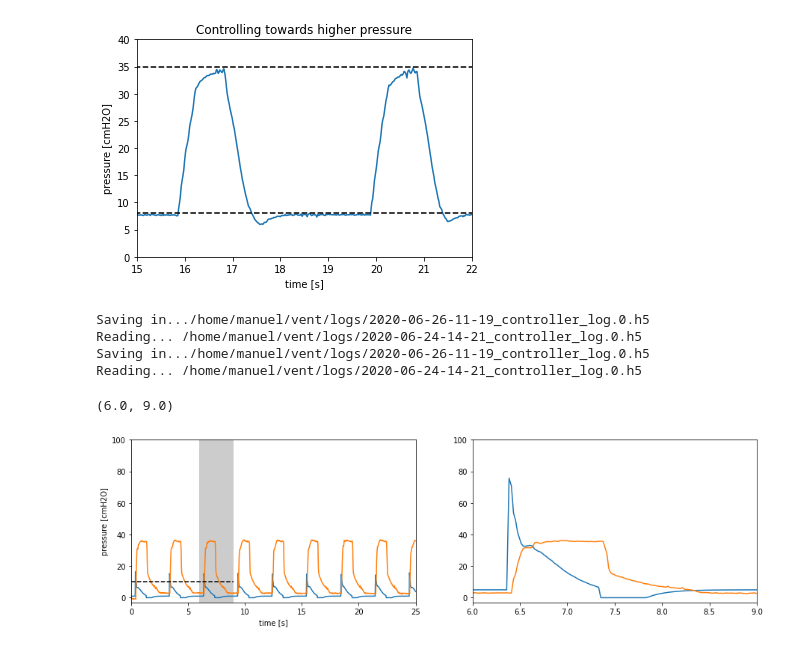
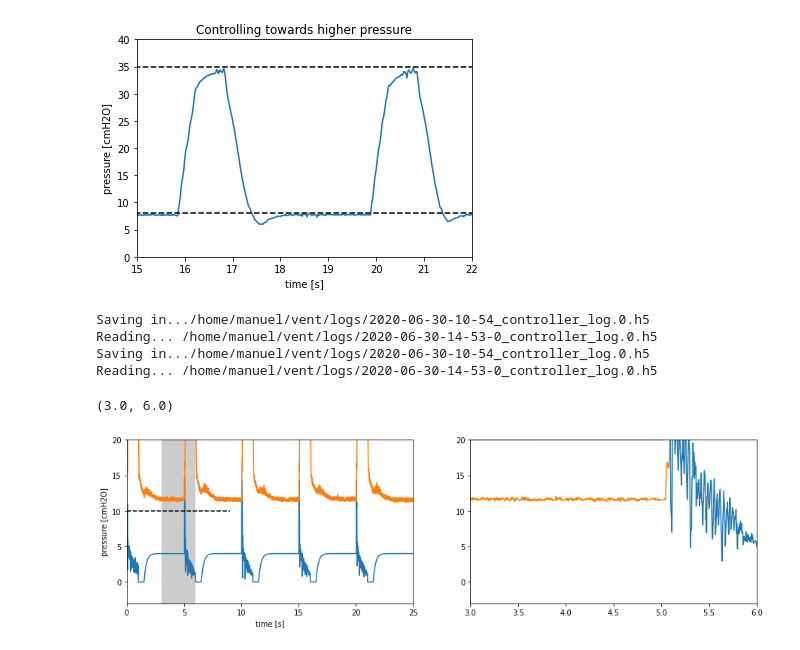
Before and after one commit to CohenLabPrinceton/pvp, a Jupyter notebook: sandbox/HOWTO_PlotData.ipynb, the cells around one changed output. Cells and saved outputs as stored; diff of their text form; code cells hidden in the pictures.

```diff
--- a/sandbox/HOWTO_PlotData.ipynb
+++ b/sandbox/HOWTO_PlotData.ipynb
@@ -68,7 +68,7 @@ pl.title("Controlling towards higher pressure");
 # %% [output]
 [figure]
 # %%
-filename = "/home/manuel/vent/logs/2020-06-24-14-21_controller_log.0.h5"
+filename = "/home/manuel/vent/logs/2020-06-30-14-53-0_controller_log.0.h5"
 
 data_pressure = plot_data(filename)
 
@@ -91,10 +91,10 @@ PEEP_TIME = [s[4] for s in ls_ct if s['name'] == b'ValueName.PEEP_T'][0]
 INSP_TIME = [s[4] for s in ls_ct if s['name'] == b'ValueName.INSPIR'][0]
 BPM = [s[4] for s in ls_ct if s['name'] == b'ValueName.BREATH'][0]
 # %% [output]
-Saving in.../home/manuel/vent/logs/2020-06-26-11-19_controller_log.0.h5
-Reading... /home/manuel/vent/logs/2020-06-24-14-21_controller_log.0.h5
-Saving in.../home/manuel/vent/logs/2020-06-26-11-19_controller_log.0.h5
-Reading... /home/manuel/vent/logs/2020-06-24-14-21_controller_log.0.h5
+Saving in.../home/manuel/vent/logs/2020-06-30-10-54_controller_log.0.h5
+Reading... /home/manuel/vent/logs/2020-06-30-14-53-0_controller_log.0.h5
+Saving in.../home/manuel/vent/logs/2020-06-30-10-54_controller_log.0.h5
+Reading... /home/manuel/vent/logs/2020-06-30-14-53-0_controller_log.0.h5
 # %%
 #Get the target waveform from control commands, logged here:
 #ls_ct = dff['control_data']
@@ -110,31 +110,31 @@ Reading... /home/manuel/vent/logs/2020-06-24-14-21_controller_log.0.h5
 # %%
 pl.rcParams['figure.figsize'] = [15, 4]
 
-t1 = 6
-t2 = 9
+t1 = 3
+t2 = 6
 p0 = -3
-p1 = 100
+p1 = 20
 
 pl.subplot(1,2,1)
 pl.plot(data[:,0] - np.min(data[:,0]), data[:,1]/5)
 pl.plot(data_pressure[:,0] - np.min(data_pressure[:,0]), data_pressure[:,1])
 pl.plot([0,9],[10,10],'k--')
 # pl.plot([30,60],[27.5,27.5],'k--')
 pl.ylim([p0,p1])
 #pl.xlim([0,70])
 pl.xlim([0,25])
 
 pl.xlabel("time [s]")
 pl.ylabel("pressure [cmH2O]");
 pl.gca().add_patch( pl.Rectangle((t1, p0), t2-t1, p1-p0, facecolor="black", alpha=0.2))
 
 pl.subplot(1,2,2)
 pl.plot(data[:,0] - np.min(data[:,0]), data[:,1])
 pl.plot(data_pressure[:,0] - np.min(data_pressure[:,0]), data_pressure[:,1])
 t_target = [x+6 for x in [0,PIP_TIME,INSP_TIME,INSP_TIME,PEEP_TIME+INSP_TIME,60/BPM]]
 #pl.plot(t_target, [PEEP, PIP, PIP,PEEP,PEEP,PEEP],'o-')
 pl.ylim([p0,p1])
 pl.xlim([t1,t2])
 # %% [output]
-(6.0, 9.0)
+(3.0, 6.0)
-[figure, old version]
+[figure, new version]
```
Also changed, not shown: parts of 2 cells of this notebook, 3 other files.
